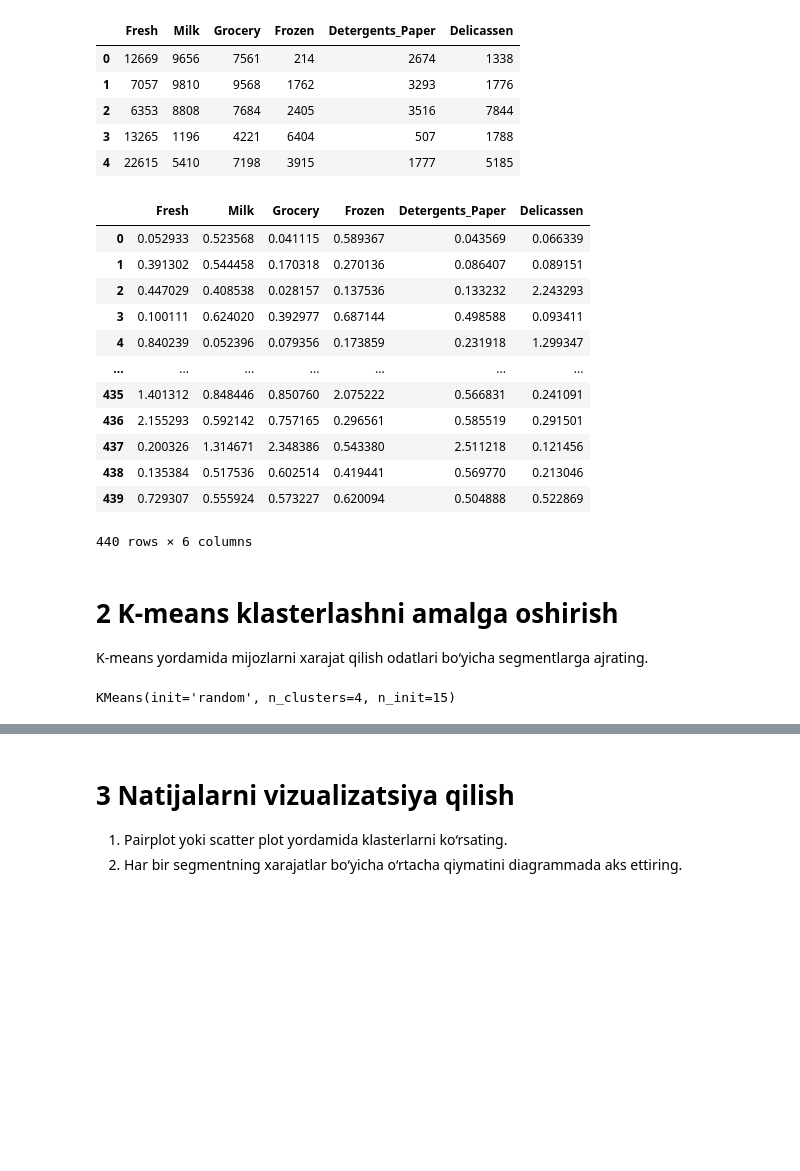
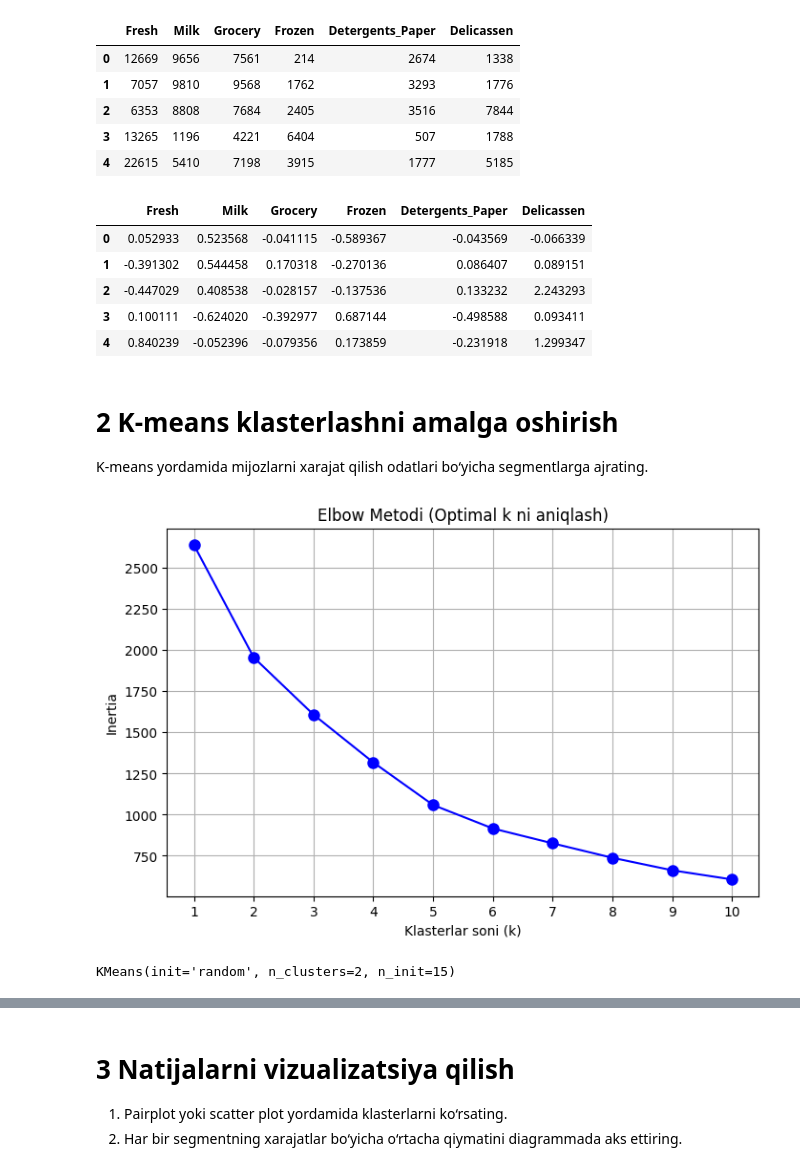
Before and after one commit to valixonovai/ML, a Jupyter notebook: ml-algorithm/k_means_valixonov.ipynb, the cells around one changed output, grey strips where cells are left out. Saved outputs shown, nothing was run; the diff lists cells and outputs as text; code cells hidden in the pictures; blank space fills up the shorter version.

```diff
--- a/ml-algorithm/k_means_valixonov.ipynb
+++ b/ml-algorithm/k_means_valixonov.ipynb
@@ -96,31 +96,44 @@ df.head()
 # %%
 scaler = StandardScaler()
 scaled_data = scaler.fit_transform(df)
 df = pd.DataFrame(data=scaled_data, columns=df.columns)
-df = df.abs()
-df
+df.head()
 # %% [output]
 |  | Fresh | Milk | Grocery | Frozen | Detergents_Paper | Delicassen |
-| 0 | 0.052933 | 0.523568 | 0.041115 | 0.589367 | 0.043569 | 0.066339 |
-| 1 | 0.391302 | 0.544458 | 0.170318 | 0.270136 | 0.086407 | 0.089151 |
-| 2 | 0.447029 | 0.408538 | 0.028157 | 0.137536 | 0.133232 | 2.243293 |
-| 3 | 0.100111 | 0.624020 | 0.392977 | 0.687144 | 0.498588 | 0.093411 |
-| 4 | 0.840239 | 0.052396 | 0.079356 | 0.173859 | 0.231918 | 1.299347 |
-| ... | ... | ... | ... | ... | ... | ... |
-| 435 | 1.401312 | 0.848446 | 0.850760 | 2.075222 | 0.566831 | 0.241091 |
-| 436 | 2.155293 | 0.592142 | 0.757165 | 0.296561 | 0.585519 | 0.291501 |
-| 437 | 0.200326 | 1.314671 | 2.348386 | 0.543380 | 2.511218 | 0.121456 |
-| 438 | 0.135384 | 0.517536 | 0.602514 | 0.419441 | 0.569770 | 0.213046 |
-| 439 | 0.729307 | 0.555924 | 0.573227 | 0.620094 | 0.504888 | 0.522869 |
+| 0 | 0.052933 | 0.523568 | -0.041115 | -0.589367 | -0.043569 | -0.066339 |
+| 1 | -0.391302 | 0.544458 | 0.170318 | -0.270136 | 0.086407 | 0.089151 |
+| 2 | -0.447029 | 0.408538 | -0.028157 | -0.137536 | 0.133232 | 2.243293 |
+| 3 | 0.100111 | -0.624020 | -0.392977 | 0.687144 | -0.498588 | 0.093411 |
+| 4 | 0.840239 | -0.052396 | -0.079356 | 0.173859 | -0.231918 | 1.299347 |
-440 rows × 6 columns
 # %% [markdown]
 # 2 K-means klasterlashni amalga oshirish
 
 K-means yordamida mijozlarni xarajat qilish odatlari bo‘yicha segmentlarga ajrating.
 # %%
 X_train, X_test = train_test_split(df, train_size=0.8, random_state=42)
+# %%
+# 1-10 oraliqdagi k qiymatlari uchun Inertia hisoblash
+inertia = []
+K_range = range(1, 11)
+
+for k in K_range:
+    kmeans = KMeans(n_clusters=k, random_state=42, n_init=10)
+    kmeans.fit(df)  # scaler'dan o'tgan df
+    inertia.append(kmeans.inertia_)
+
+# Grafikni chizish
+plt.figure(figsize=(8, 5))
+plt.plot(K_range, inertia, 'bo-', markersize=8)
+plt.title("Elbow Metodi (Optimal k ni aniqlash)")
+plt.xlabel("Klasterlar soni (k)")
+plt.ylabel("Inertia")
+plt.xticks(K_range)
+plt.grid(True)
+plt.show()
+# %% [output]
+[figure, added]
 # %%
-model = KMeans(init = "random", n_clusters = 4, n_init = 15)
+model = KMeans(init = "random", n_clusters = 2, n_init = 15)
 model.fit(X_train)
 # %% [output]
-KMeans(init='random', n_clusters=4, n_init=15)
+KMeans(init='random', n_clusters=2, n_init=15)
```
Also changed, not shown: parts of 7 cells of this notebook.
